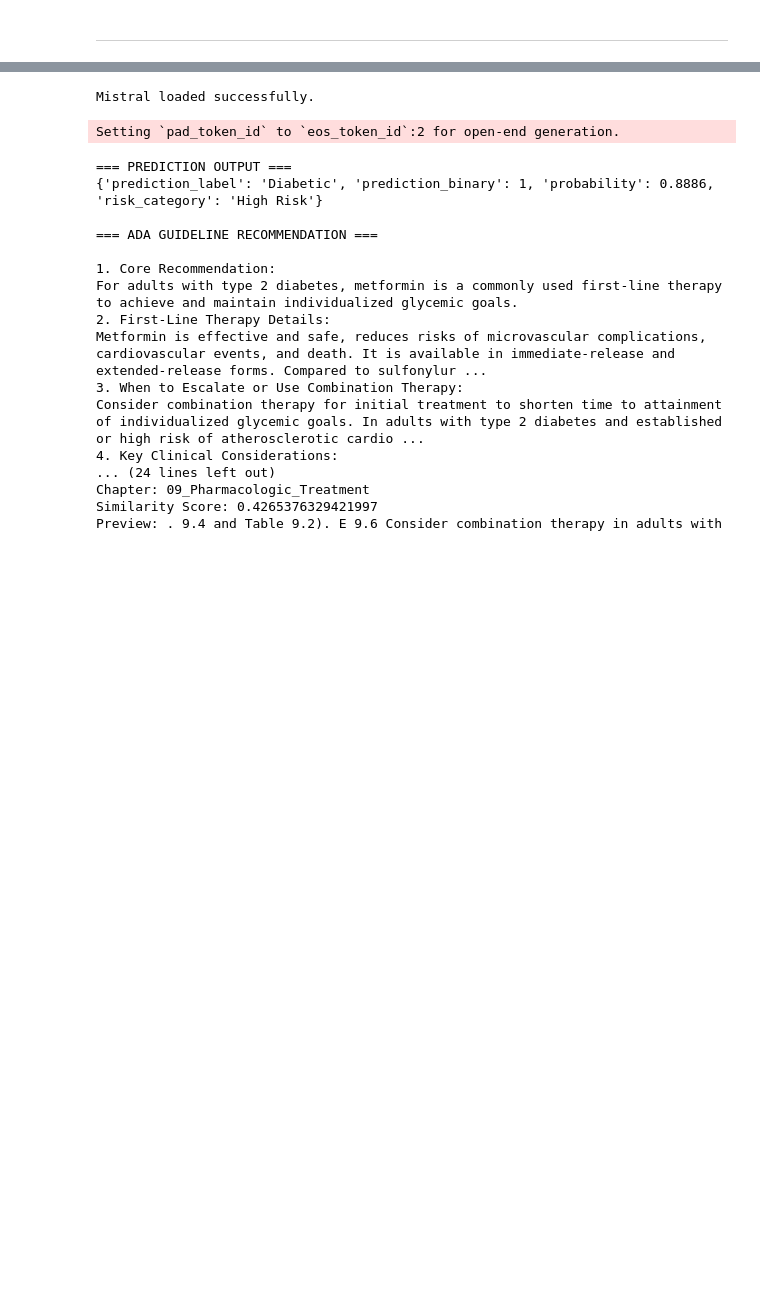
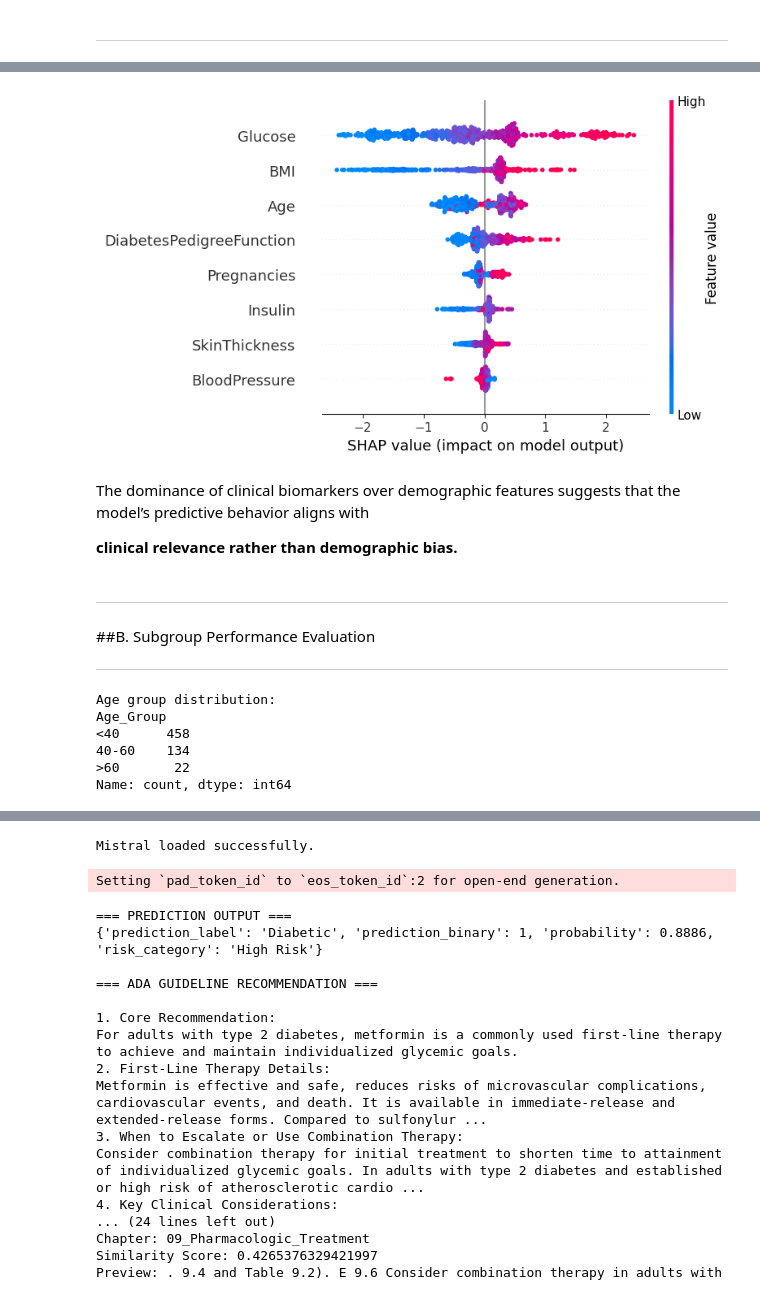
Before and after one commit to SummerNova25/BARAG, a Jupyter notebook: BARAG.ipynb, the cells around one changed output, grey strips where cells are left out. Cells and saved outputs as stored; diff of their text form; code cells hidden in the pictures; blank space fills up the shorter version.

```diff
--- a/BARAG.ipynb
+++ b/BARAG.ipynb
@@ -651,0 +630,21 @@ def preprocess_ada_text(text):
+# %%
+#-------------------------------------------------------------------------------
+
+# STEP 1: Global Feature Importance (Bias Inspection) || Purpose: Check if demographic features dominate model behavior
+
+#-------------------------------------------------------------------------------
+
+explainer = shap.TreeExplainer(final_model)
+
+shap_values = explainer.shap_values(X_eval)
+
+mean_shap = np.abs(shap_values).mean(axis=0)
+
+importance_df = pd.DataFrame({
+    "feature": feature_names,
+    "mean_abs_shap": mean_shap
+}).sort_values(by="mean_abs_shap", ascending=False)
+
+print("=== Global Feature Importance ===")
+print("Ranking (Most → Least Important)")
+print(importance_df)
@@ -651,0 +676,39 @@ def preprocess_ada_text(text):
+# %%
+shap.summary_plot(shap_values, X_eval, feature_names=feature_names)
+# %% [output]
+[figure, added]
+# %% [markdown]
+The dominance of clinical biomarkers over demographic features suggests that the model’s predictive behavior aligns with
+
+**clinical relevance rather than demographic bias.**
+# %% [markdown]
+---
+
+##B. Subgroup Performance Evaluation
+
+---
+# %%
+#-------------------------------------------------------------------------------
+
+# STEP 1: Create Age Groups || Purpose: Segment evaluation set into demographic subgroups
+
+#-------------------------------------------------------------------------------
+
+X_eval_df = X_eval.copy()
+X_eval_df["Outcome"] = y_eval.values
+
+X_eval_df["Age_Group"] = pd.cut(
+    X_eval_df["Age"],
+    bins=[0, 40, 60, 120],
+    labels=["<40", "40-60", ">60"]
+)
+
+print("Age group distribution:")
+print(X_eval_df["Age_Group"].value_counts())
+# %% [output]
+Age group distribution:
+Age_Group
+<40      458
+40-60    134
+>60       22
+Name: count, dtype: int64
```
Also changed, not shown: parts of 65 cells of this notebook.
